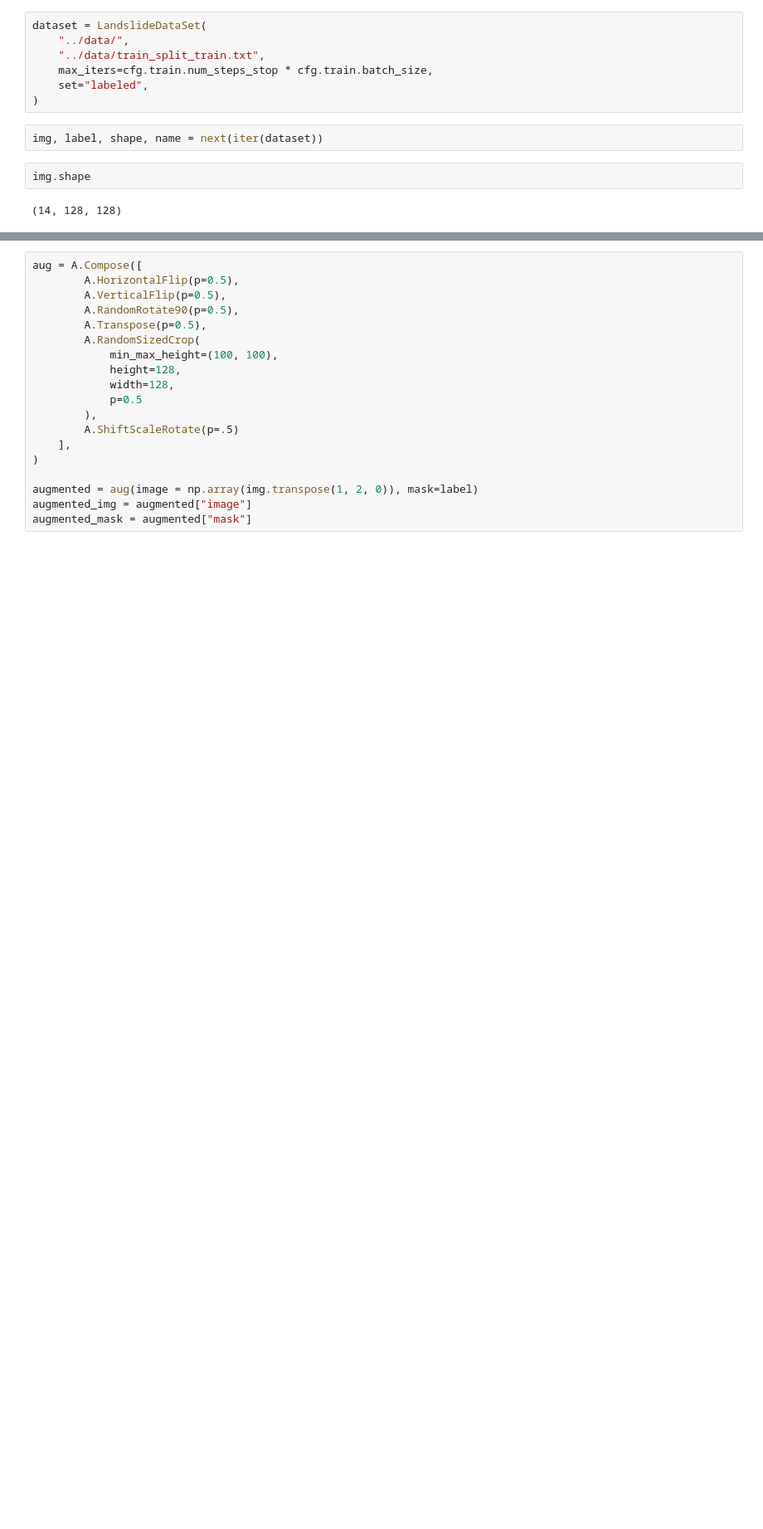
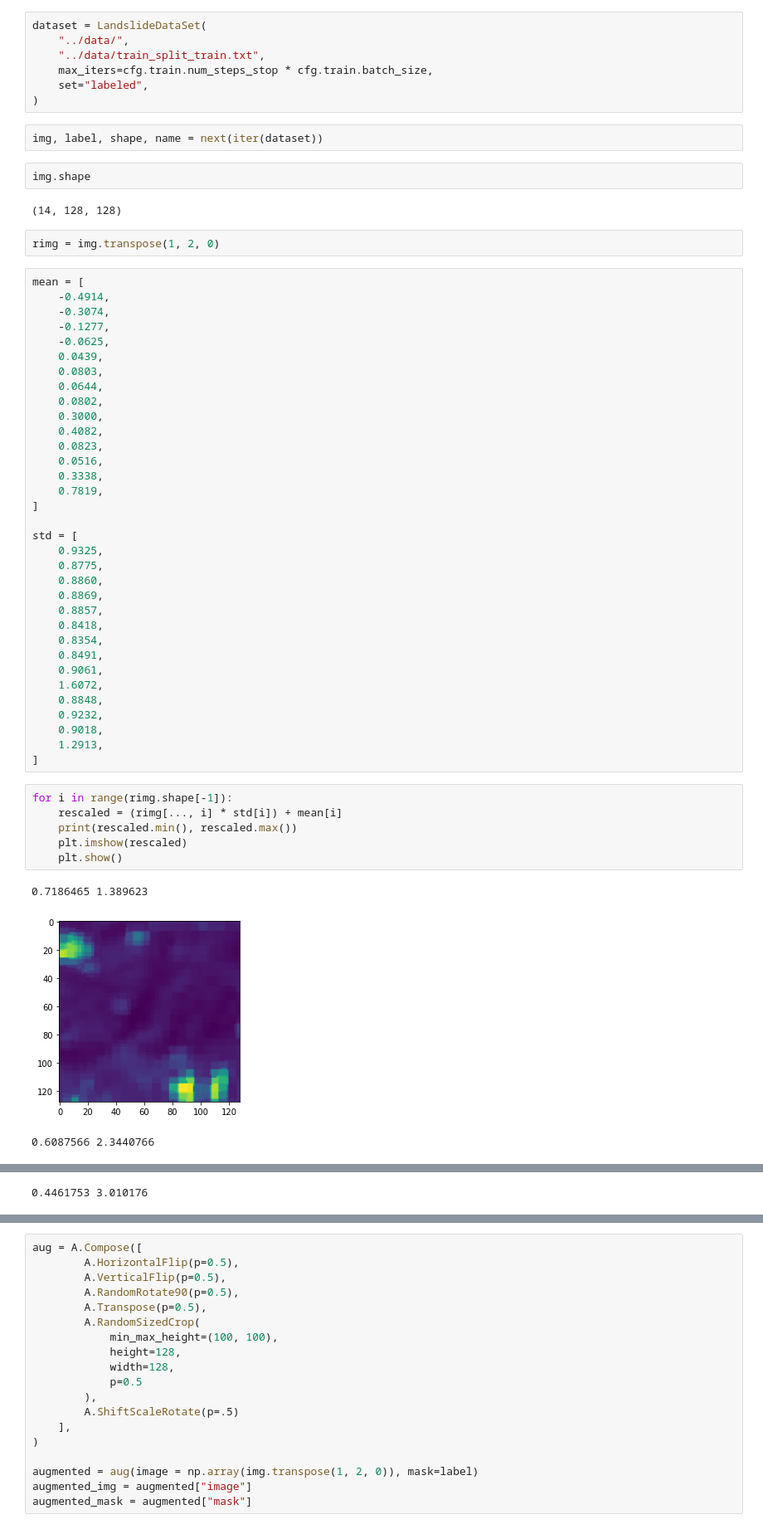
Before and after one commit to SebasGarcia08/Landslide4Sense, a Jupyter notebook: notebooks/1_sga_img_aug.ipynb, the cells around one changed output, grey strips where cells are left out. Shown at 83% size. Drawn from its saved outputs; the diff is of its cells as text; blank space fills up the shorter version.

```diff
--- a/notebooks/1_sga_img_aug.ipynb
+++ b/notebooks/1_sga_img_aug.ipynb
@@ -22,3 +23,49 @@ img, label, shape, name = next(iter(dataset))
 img.shape
 # %% [output]
 (14, 128, 128)
+# %%
+rimg = img.transpose(1, 2, 0)
+# %%
+mean = [
+    -0.4914,
+    -0.3074,
+    -0.1277,
+    -0.0625,
+    0.0439,
+    0.0803,
+    0.0644,
+    0.0802,
+    0.3000,
+    0.4082,
+    0.0823,
+    0.0516,
+    0.3338,
+    0.7819,
+]
+
+std = [
+    0.9325,
+    0.8775,
+    0.8860,
+    0.8869,
+    0.8857,
+    0.8418,
+    0.8354,
+    0.8491,
+    0.9061,
+    1.6072,
+    0.8848,
+    0.9232,
+    0.9018,
+    1.2913,
+]
+# %%
+for i in range(rimg.shape[-1]):
+    rescaled = (rimg[..., i] * std[i]) + mean[i]
+    print(rescaled.min(), rescaled.max())
+    plt.imshow(rescaled)
+    plt.show()
+# %% [output]
+0.7186465 1.389623
+[figure, added]
+0.6087566 2.3440766
@@ -24,0 +73 @@ img.shape
+0.4461753 3.010176
```
Also changed, not shown: parts of 5 cells of this notebook, 3 other files.
